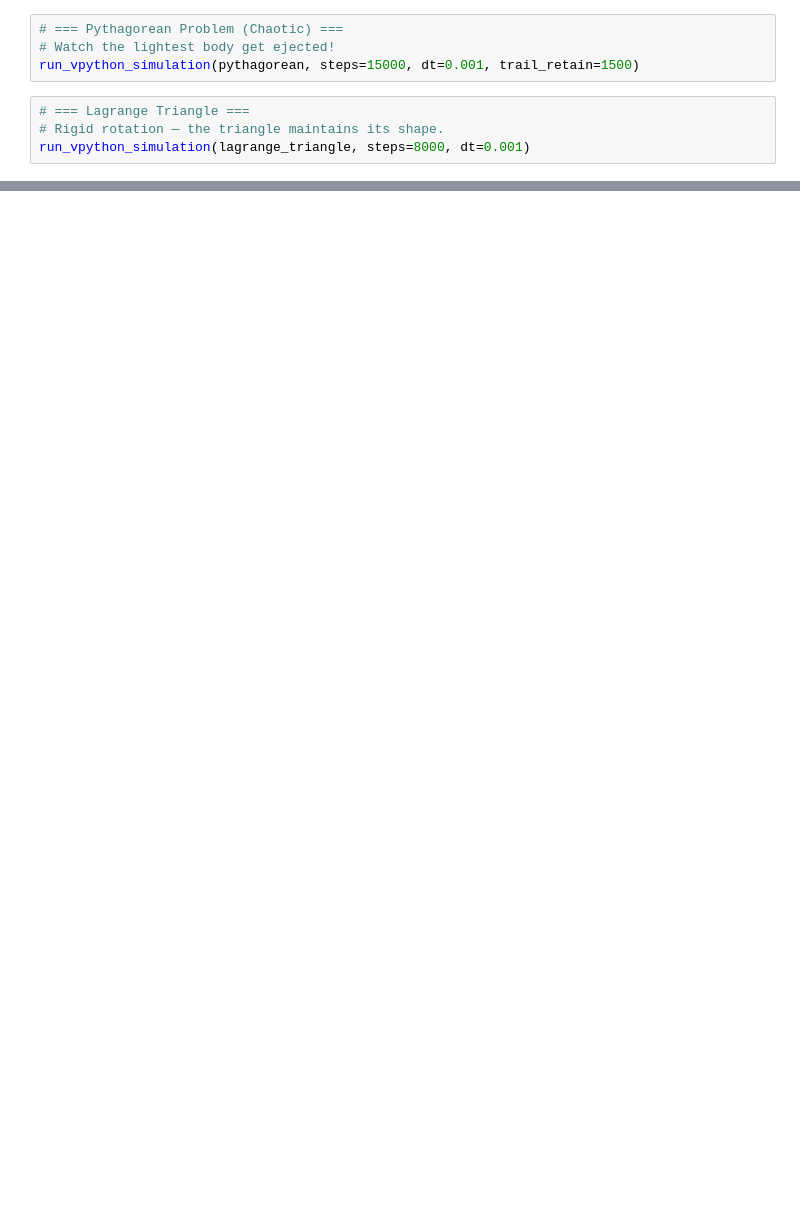
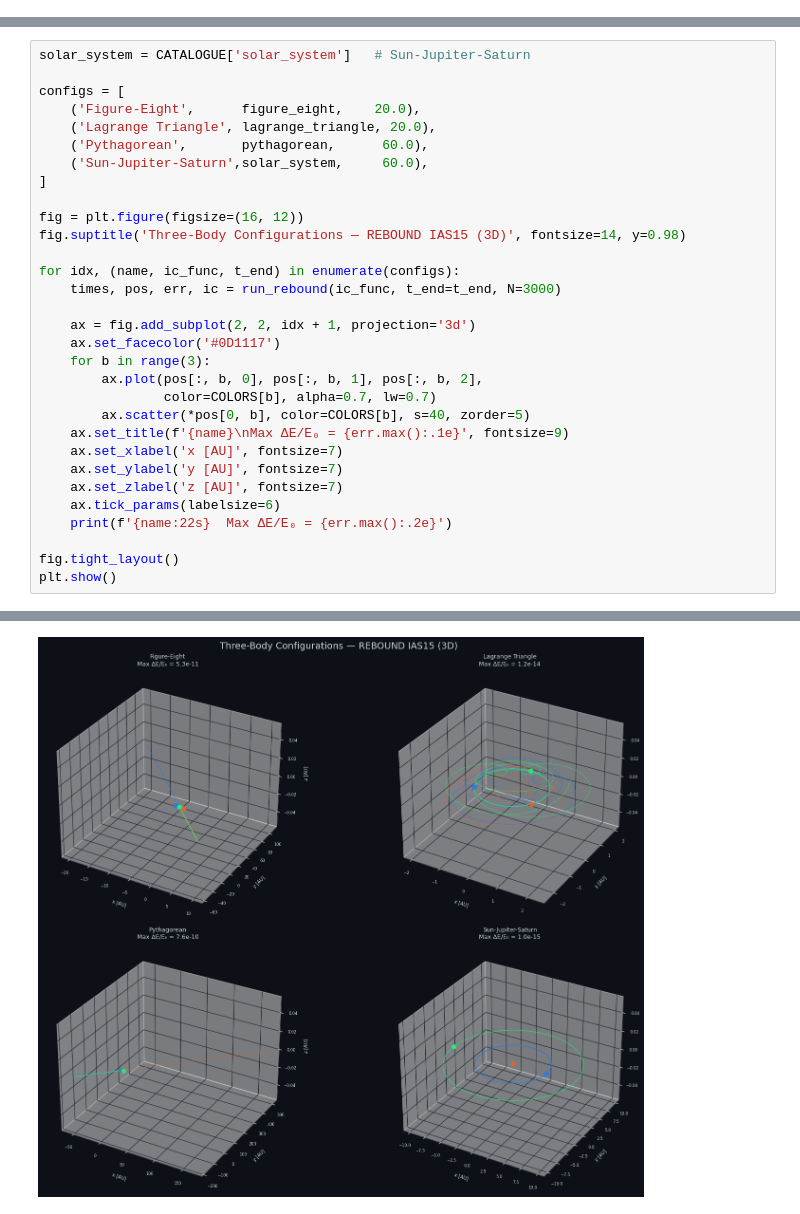
Before and after one commit to shreeharshshinde/three-body-problem, a Jupyter notebook: notebooks/06_3d_visualization.ipynb, the cells around one changed output, grey strips where cells are left out. Saved outputs shown, nothing was run; the diff lists cells and outputs as text; blank space fills up the shorter version.

```diff
--- a/notebooks/06_3d_visualization.ipynb
+++ b/notebooks/06_3d_visualization.ipynb
@@ -270,8 +0,0 @@ run_vpython_simulation(figure_eight, steps=6000, dt=0.001)
-# %%
-# === Pythagorean Problem (Chaotic) ===
-# Watch the lightest body get ejected!
-run_vpython_simulation(pythagorean, steps=15000, dt=0.001, trail_retain=1500)
-# %%
-# === Lagrange Triangle ===
-# Rigid rotation — the triangle maintains its shape.
-run_vpython_simulation(lagrange_triangle, steps=8000, dt=0.001)
@@ -344,0 +157,32 @@ print(f'Our Leapfrog   max ΔE/E₀: {res_lf.max_energy_error:.2e}')
+# %%
+solar_system = CATALOGUE['solar_system']   # Sun-Jupiter-Saturn
+
+configs = [
+    ('Figure-Eight',      figure_eight,    20.0),
+    ('Lagrange Triangle', lagrange_triangle, 20.0),
+    ('Pythagorean',       pythagorean,      60.0),
+    ('Sun-Jupiter-Saturn',solar_system,     60.0),
+]
+
+fig = plt.figure(figsize=(16, 12))
+fig.suptitle('Three-Body Configurations — REBOUND IAS15 (3D)', fontsize=14, y=0.98)
+
+for idx, (name, ic_func, t_end) in enumerate(configs):
+    times, pos, err, ic = run_rebound(ic_func, t_end=t_end, N=3000)
+
+    ax = fig.add_subplot(2, 2, idx + 1, projection='3d')
+    ax.set_facecolor('#0D1117')
+    for b in range(3):
+        ax.plot(pos[:, b, 0], pos[:, b, 1], pos[:, b, 2],
+                color=COLORS[b], alpha=0.7, lw=0.7)
+        ax.scatter(*pos[0, b], color=COLORS[b], s=40, zorder=5)
+    ax.set_title(f'{name}\nMax ΔE/E₀ = {err.max():.1e}', fontsize=9)
+    ax.set_xlabel('x [AU]', fontsize=7)
+    ax.set_ylabel('y [AU]', fontsize=7)
+    ax.set_zlabel('z [AU]', fontsize=7)
+    ax.tick_params(labelsize=6)
+    print(f'{name:22s}  Max ΔE/E₀ = {err.max():.2e}')
+
+fig.tight_layout()
+plt.show()
+# %% [output]
@@ -344,0 +193 @@ print(f'Our Leapfrog   max ΔE/E₀: {res_lf.max_energy_error:.2e}')
+[figure, added]
```
Also changed, not shown: parts of 34 cells of this notebook.
